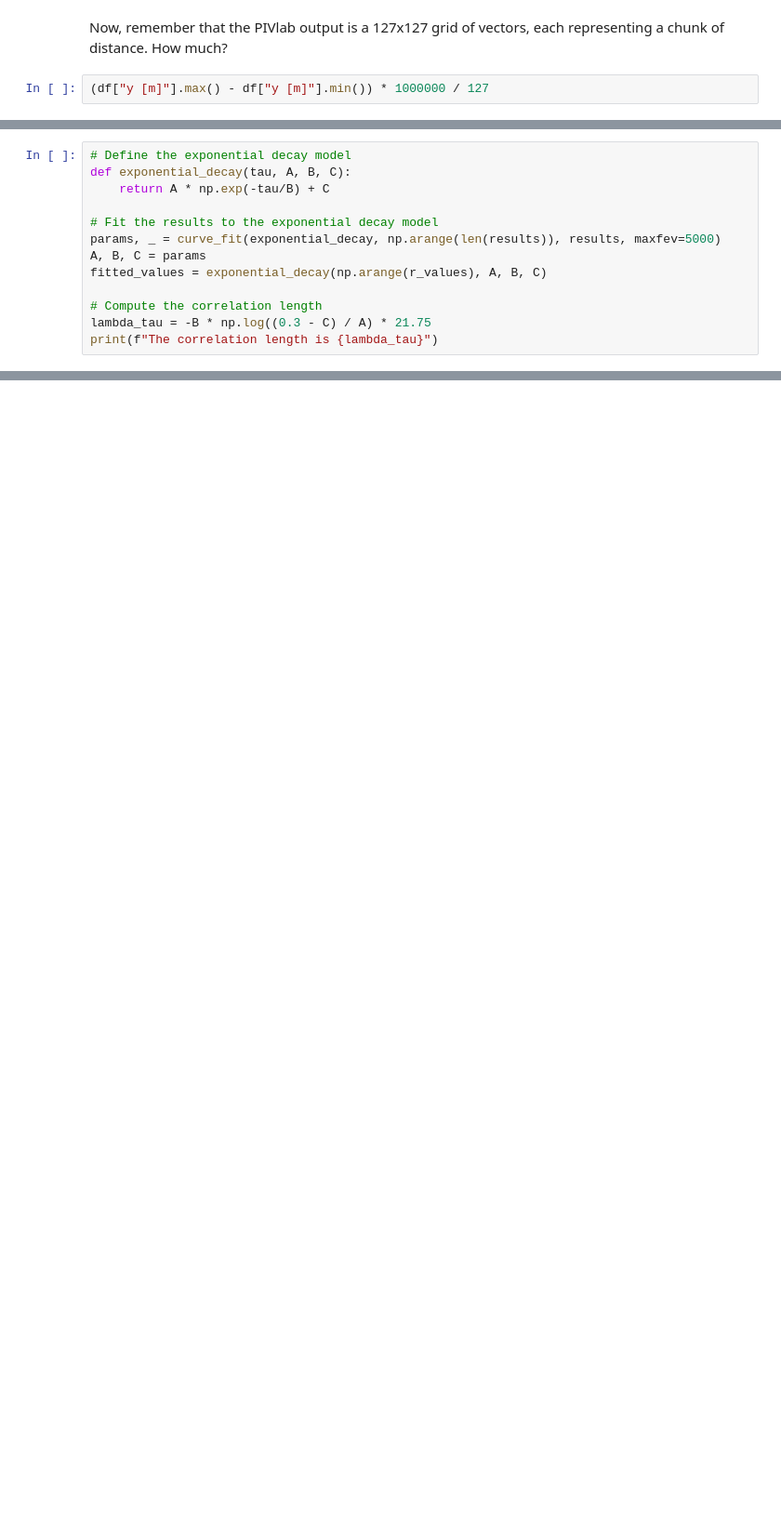
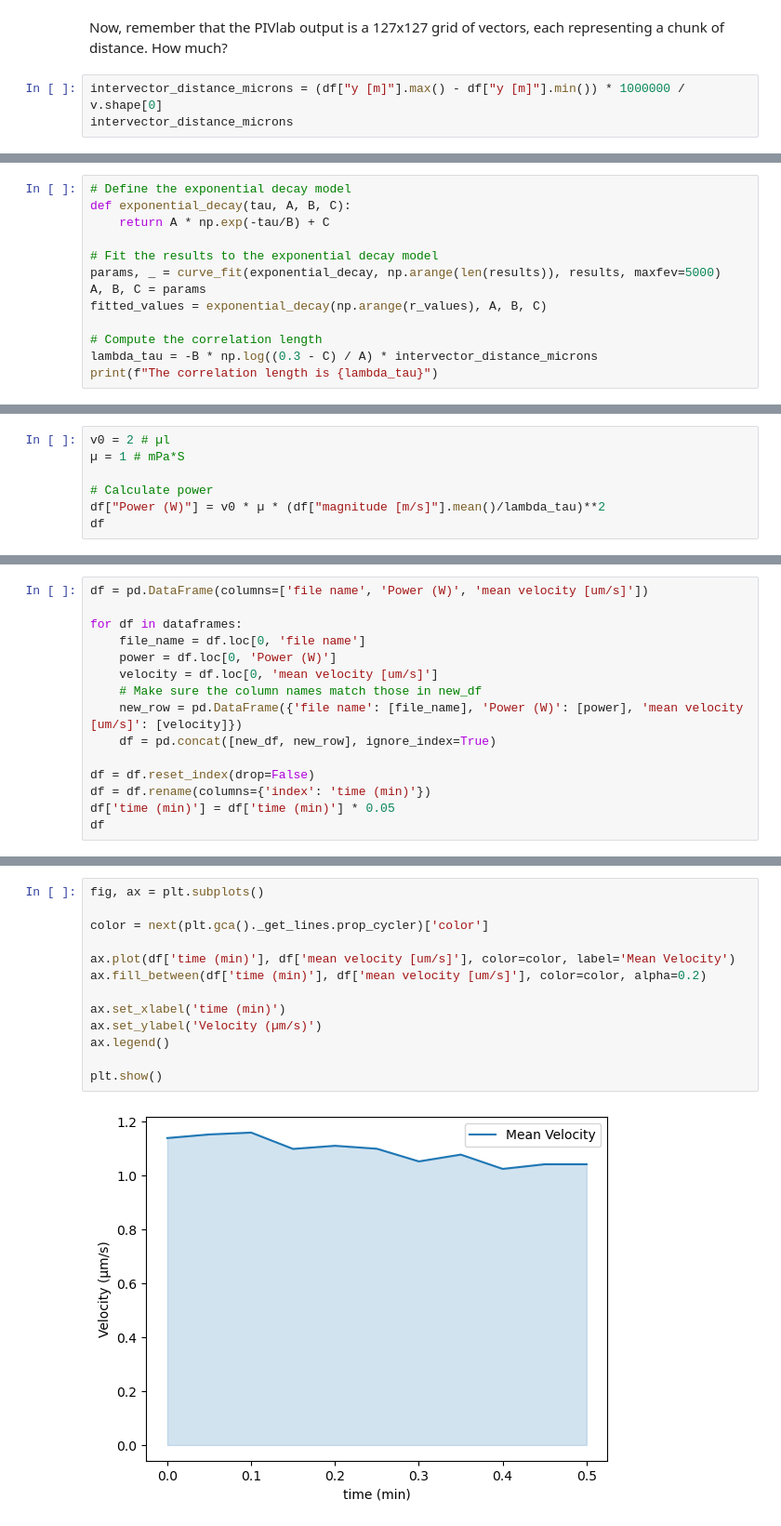
Before and after one commit to dalarios/activedrops, a Jupyter notebook: code/exploratory/ActiveDROPS-PIV-Analysis.ipynb, the cells around one changed output, grey strips where cells are left out. Shown at 93% size. Cells and saved outputs as stored; diff of their text form; blank space fills up the shorter version.

```diff
--- a/code/exploratory/ActiveDROPS-PIV-Analysis.ipynb
+++ b/code/exploratory/ActiveDROPS-PIV-Analysis.ipynb
@@ -349,4 +302,5 @@ plt.show()
 # %% [markdown]
 Now, remember that the PIVlab output is a 127x127 grid of vectors, each representing a chunk of distance. How much?
 # %%
-(df["y [m]"].max() - df["y [m]"].min()) * 1000000 / 127
+intervector_distance_microns = (df["y [m]"].max() - df["y [m]"].min()) * 1000000 / v.shape[0]
+intervector_distance_microns
@@ -365,5 +317,5 @@ A, B, C = params
 fitted_values = exponential_decay(np.arange(r_values), A, B, C)
 
 # Compute the correlation length
-lambda_tau = -B * np.log((0.3 - C) / A) * 21.75
+lambda_tau = -B * np.log((0.3 - C) / A) * intervector_distance_microns
 print(f"The correlation length is {lambda_tau}")
@@ -373,0 +349,7 @@ Half a millimiter! Now let's calculate the power (joules per second)
+# %%
+v0 = 2 # µl
+µ = 1 # mPa*S
+
+# Calculate power
+df["Power (W)"] = v0 * µ * (df["magnitude [m/s]"].mean()/lambda_tau)**2
+df
@@ -373,0 +619,15 @@ Half a millimiter! Now let's calculate the power (joules per second)
+# %%
+df = pd.DataFrame(columns=['file name', 'Power (W)', 'mean velocity [um/s]'])
+
+for df in dataframes:
+    file_name = df.loc[0, 'file name']
+    power = df.loc[0, 'Power (W)']
+    velocity = df.loc[0, 'mean velocity [um/s]']
+    # Make sure the column names match those in new_df
+    new_row = pd.DataFrame({'file name': [file_name], 'Power (W)': [power], 'mean velocity [um/s]': [velocity]})
+    df = pd.concat([new_df, new_row], ignore_index=True)
+
+df = df.reset_index(drop=False)
+df = df.rename(columns={'index': 'time (min)'})
+df['time (min)'] = df['time (min)'] * 0.05
+df
@@ -373,0 +647,15 @@ Half a millimiter! Now let's calculate the power (joules per second)
+# %%
+fig, ax = plt.subplots()
+
+color = next(plt.gca()._get_lines.prop_cycler)['color']
+
+ax.plot(df['time (min)'], df['mean velocity [um/s]'], color=color, label='Mean Velocity')
+ax.fill_between(df['time (min)'], df['mean velocity [um/s]'], color=color, alpha=0.2)
+
+ax.set_xlabel('time (min)')
+ax.set_ylabel('Velocity (µm/s)')
+ax.legend()
+
+plt.show()
+# %% [output]
+[figure, added]
```
Also changed, not shown: parts of 23 cells of this notebook, 1 other file.
